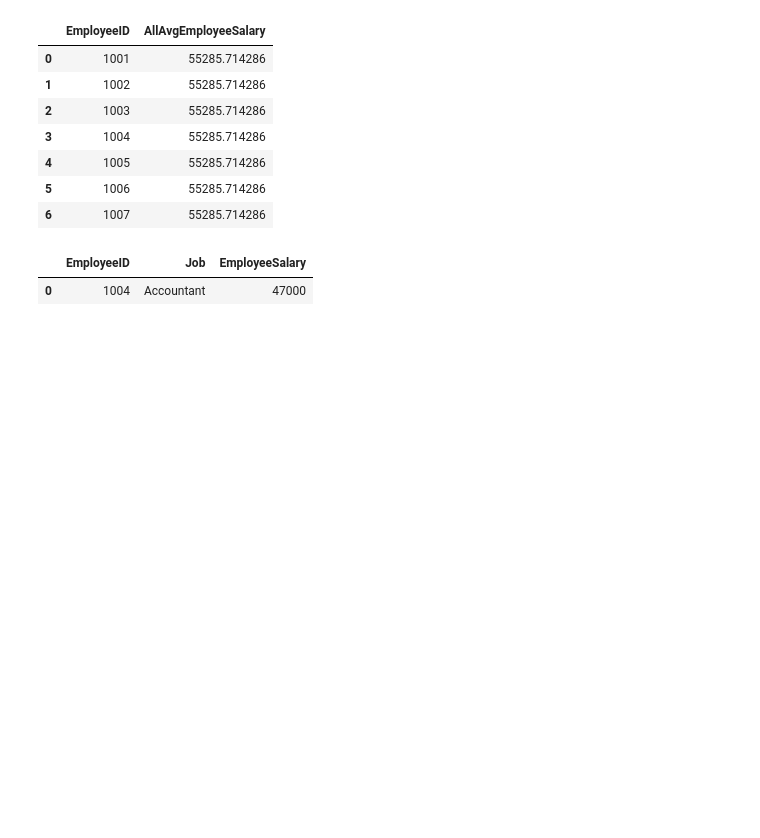
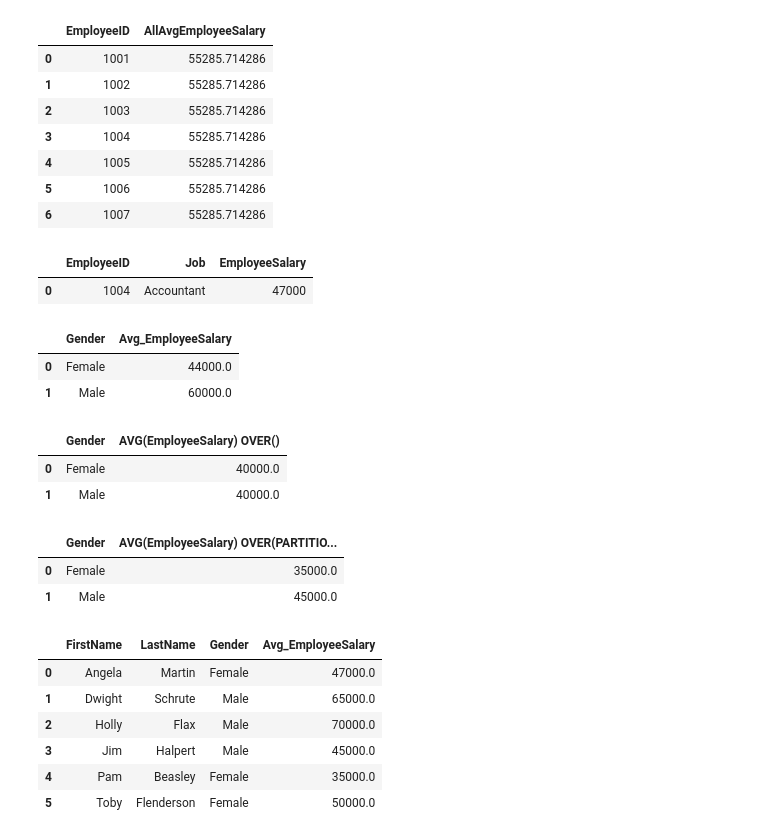
Before and after one commit to kartiksharma2383/SQL, a Jupyter notebook: SQL_Advanced.ipynb, the cells around one changed output. Saved outputs shown, nothing was run; the diff lists cells and outputs as text; code cells hidden in the pictures; blank space fills up the shorter version.

```diff
--- a/SQL_Advanced.ipynb
+++ b/SQL_Advanced.ipynb
@@ -432,3 +440,56 @@ display(df)
 # %% [output]
 |  | EmployeeID | Job | EmployeeSalary |
 | 0 | 1004 | Accountant | 47000 |
+# %%
+#Window functions
+df = pd.read_sql_query("""
+SELECT Gender, AVG(EmployeeSalary) AS Avg_EmployeeSalary
+FROM EmployeeDemo dem
+JOIN EmployeeSalary sal
+ON dem.EmployeeID=sal.EmployeeID
+GROUP BY Gender""", conn)
+display(df)
+# %% [output]
+|  | Gender | Avg_EmployeeSalary |
+| 0 | Female | 44000.0 |
+| 1 | Male | 60000.0 |
+# %%
+df = pd.read_sql_query("""
+SELECT Gender, AVG(EmployeeSalary) OVER()
+FROM EmployeeDemo dem
+JOIN EmployeeSalary sal
+ON dem.EmployeeID=sal.EmployeeID
+GROUP BY Gender""", conn)
+display(df)
+# %% [output]
+|  | Gender | AVG(EmployeeSalary) OVER() |
+| 0 | Female | 40000.0 |
+| 1 | Male | 40000.0 |
+# %%
+df = pd.read_sql_query("""
+SELECT Gender, AVG(EmployeeSalary) OVER(PARTITION BY Gender)
+FROM EmployeeDemo dem
+JOIN EmployeeSalary sal
+ON dem.EmployeeID=sal.EmployeeID
+GROUP BY Gender""", conn)
+display(df)
+# %% [output]
+|  | Gender | AVG(EmployeeSalary) OVER(PARTITIO... |
+| 0 | Female | 35000.0 |
+| 1 | Male | 45000.0 |
+# %%
+df = pd.read_sql_query("""
+SELECT dem.FirstName, dem.LastName, Gender, AVG(EmployeeSalary) AS Avg_EmployeeSalary
+FROM EmployeeDemo dem
+JOIN EmployeeSalary sal
+ON dem.EmployeeID=sal.EmployeeID
+GROUP BY dem.FirstName, dem.LastName, Gender""", conn)
+display(df)
+# %% [output]
+|  | FirstName | LastName | Gender | Avg_EmployeeSalary |
+| 0 | Angela | Martin | Female | 47000.0 |
+| 1 | Dwight | Schrute | Male | 65000.0 |
+| 2 | Holly | Flax | Male | 70000.0 |
+| 3 | Jim | Halpert | Male | 45000.0 |
+| 4 | Pam | Beasley | Female | 35000.0 |
+| 5 | Toby | Flenderson | Female | 50000.0 |
```
Also changed, not shown: parts of 9 cells of this notebook.
